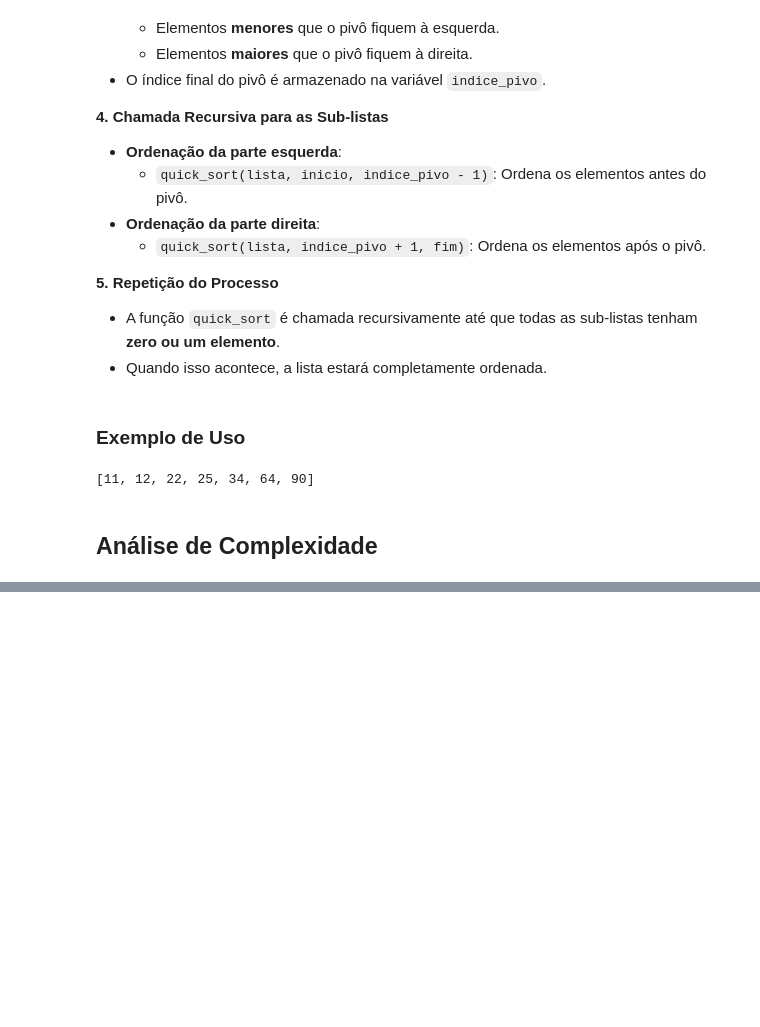
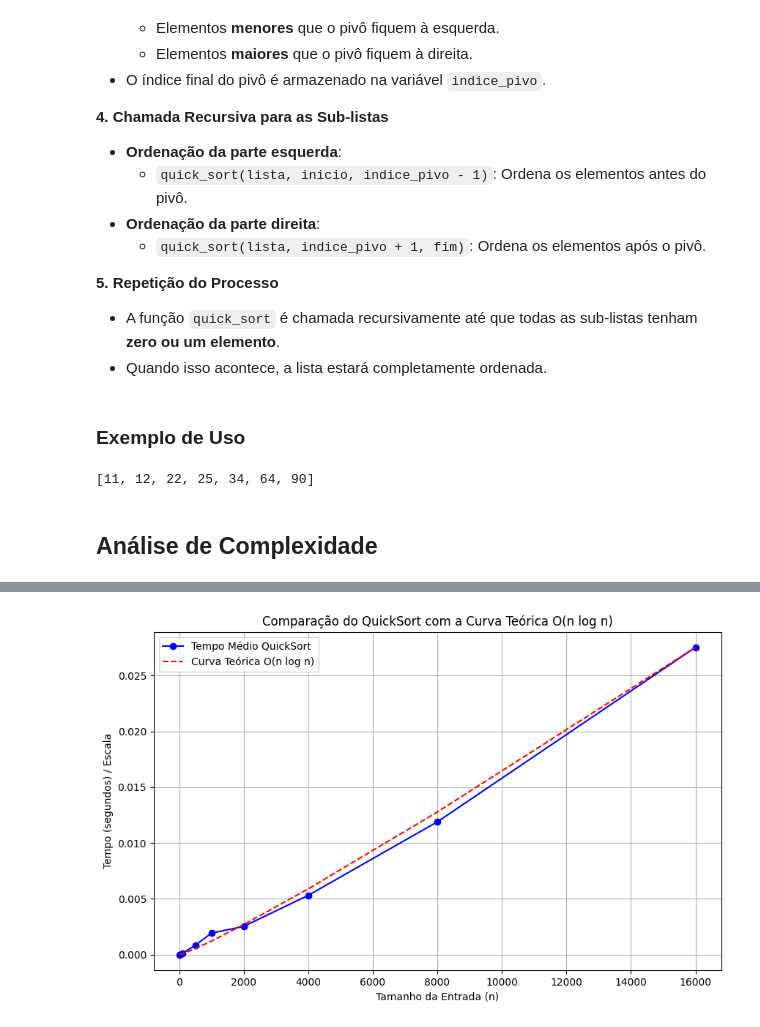
Before and after one commit to tiagopessoalima/ED2, a Jupyter notebook: Aula_Semana_03_(ED2).ipynb, the cells around one changed output, grey strips where cells are left out. Drawn from its saved outputs; the diff is of its cells as text; code cells hidden in the pictures; blank space fills up the shorter version.

```diff
--- a/Aula_Semana_03_(ED2).ipynb
+++ b/Aula_Semana_03_(ED2).ipynb
@@ -67,15 +72,14 @@ def particionar(lista, inicio, fim):
 # %% [markdown]
 A função aplica a estratégia recursiva do algoritmo. Ela ordena uma lista (ou sublista delimitada por `inicio` e `fim`) dividindo-a em duas partes menores usando a função `particionar`. Em seguida, chama a si mesma recursivamente para ordenar essas duas sub-listas (à esquerda e à direita do pivô), repetindo o processo até que toda a lista esteja ordenada.
 # %%
-def quick_sort(lista, inicio=0, fim=None):
-    if fim is None:  # Define 'fim' como o último índice da lista, se não for fornecido
-        fim = len(lista) - 1
+def quicksort(lista, inicio=0, fim=None):
+    if fim is None:
+        fim = len(lista) - 1 # Define 'fim' como o último índice da lista, se não for fornecido
 
     if inicio < fim:  # Garante que há pelo menos dois elementos para ordenar
-        indice_pivo = particionar(lista, inicio, fim)  # Particiona a lista e obtém a posição final do pivô
-
-        quick_sort(lista, inicio, indice_pivo - 1)  # Ordena a sub-lista à esquerda do pivô
-        quick_sort(lista, indice_pivo + 1, fim)  # Ordena a sub-lista à direita do pivô
+        indice_pivo = particionar(lista, inicio, fim)   # Particiona e obtém o índice final do pivô
+        quicksort(lista, inicio, indice_pivo - 1)  # Ordena a sub-lista à esquerda do pivô
+        quicksort(lista, indice_pivo + 1, fim)  # Ordena a sub-lista à direita do pivô
 # %% [markdown]
 **Explicação**
 
@@ -231,0 +143,39 @@ O espaço auxiliar é proporcional à profundidade da recursão, que é $O(\log
+# %%
+import time
+import random
+import math
+import matplotlib.pyplot as plt
+
+def medir_tempo_quicksort(tamanho, trials=30):
+    """Mede o tempo médio de execução do QuickSort para uma lista de tamanho especificado"""
+    total_tempo = 0.0
+    for _ in range(trials):
+        lista = [random.randint(0, 1000) for _ in range(tamanho)]
+        inicio = time.perf_counter()
+        quicksort(lista)
+        total_tempo += time.perf_counter() - inicio
+    return total_tempo / trials
+
+# Definição dos tamanhos de entrada
+tamanhos = [10, 100, 500, 1000, 2000, 4000, 8000, 16000]
+tempos_quicksort = [medir_tempo_quicksort(t) for t in tamanhos]
+
+# Cálculo da curva teórica O(n log n)
+n_log_n = [n * math.log2(n) for n in tamanhos]
+
+# Normalização da curva teórica para comparação
+fator_escala = tempos_quicksort[-1] / n_log_n[-1]
+n_log_n_escalado = [x * fator_escala for x in n_log_n]
+
+# Plotando os resultados
+plt.figure(figsize=(10, 6))
+plt.plot(tamanhos, tempos_quicksort, marker='o', linestyle='-', color='b', label='Tempo Médio QuickSort')
+plt.plot(tamanhos, n_log_n_escalado, linestyle='--', color='r', label='Curva Teórica O(n log n)')
+plt.xlabel('Tamanho da Entrada (n)')
+plt.ylabel('Tempo (segundos) / Escala')
+plt.title('Comparação do QuickSort com a Curva Teórica O(n log n)')
+plt.legend()
+plt.grid(True)
+plt.show()
+# %% [output]
+[figure, added]
```
Also changed, not shown: parts of 43 cells of this notebook.
